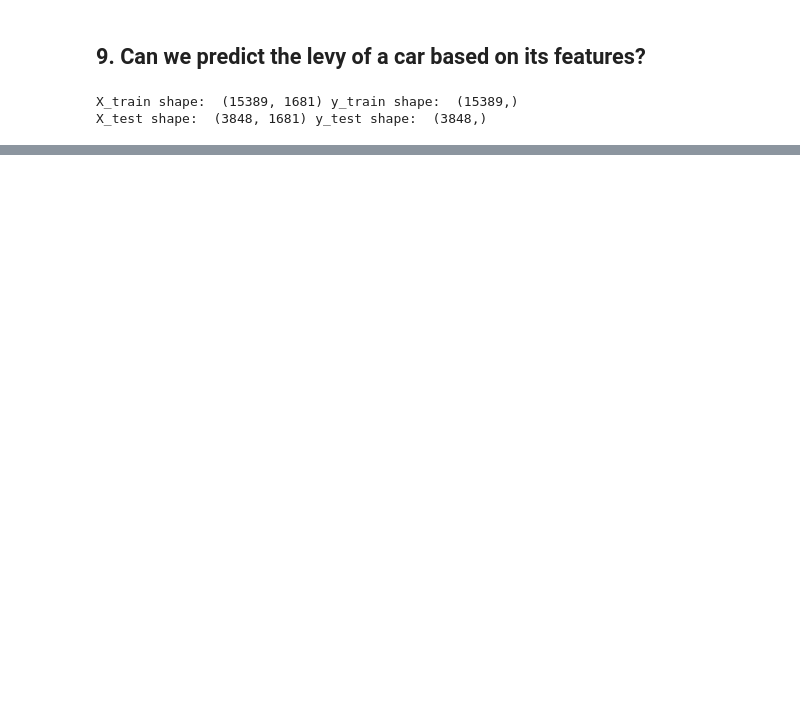
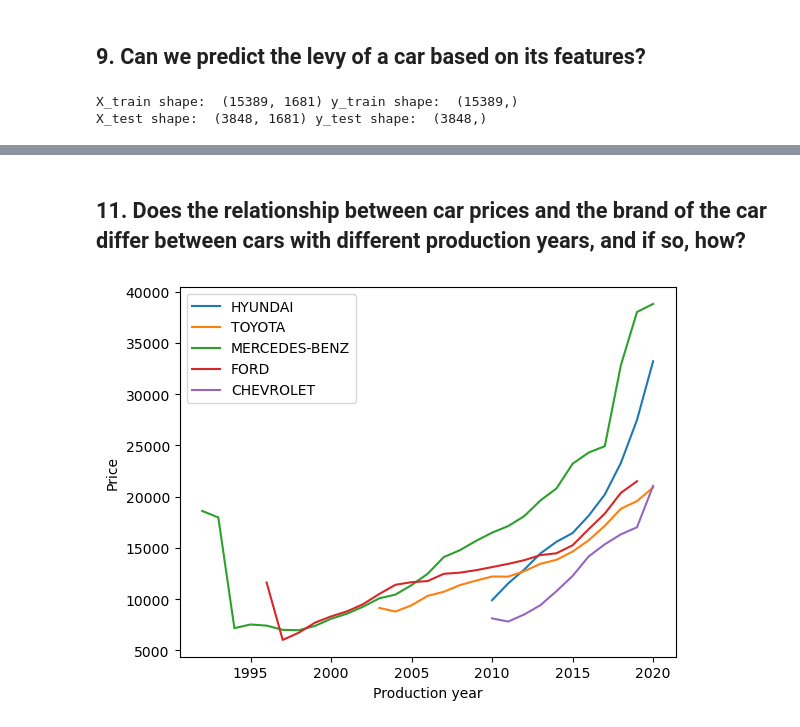
Before and after one commit to BishoyAtef/DS_Project, a Jupyter notebook: data_cleaning.ipynb, the cells around one changed output, grey strips where cells are left out. Cells and saved outputs as stored; diff of their text form; code cells hidden in the pictures; blank space fills up the shorter version.

```diff
--- a/data_cleaning.ipynb
+++ b/data_cleaning.ipynb
@@ -777,0 +799,19 @@ Accuracy:  0.7765424263213692
+# %% [markdown]
+## 11. Does the relationship between car prices and the brand of the car differ between cars with different production years, and if so, how?
+# %%
+#11. Does the relationship between car prices and the Manufacturer of the car differ between cars with different production years, and if so, how?
+
+for manuf in  df['Manufacturer'].value_counts().head(5).index:
+    plt.plot(df[df['Manufacturer']==manuf].groupby('Prod. year')['Price'].mean().rolling(10).mean(), label=manuf)
+
+plt.xlabel('Production year')
+plt.ylabel('Price')
+plt.legend()
+plt.show()
+
+# answer: No, the relationship between car prices and the Manufacturer of the car does not differ between cars with different production years
+# the relationship between car prices and the Manufacturer of the car is positive for all production years
+# this is because the more expensive cars are produced by the more expensive manufacturers (BMW, Mercedes-Benz, Toyota, Volkswagen, Audi)
+# and by years the price of the cars increases because of inflation and the increase in technology and quality of the cars
+# %% [output]
+[figure, added]
```
Also changed, not shown: parts of 11 cells of this notebook.
